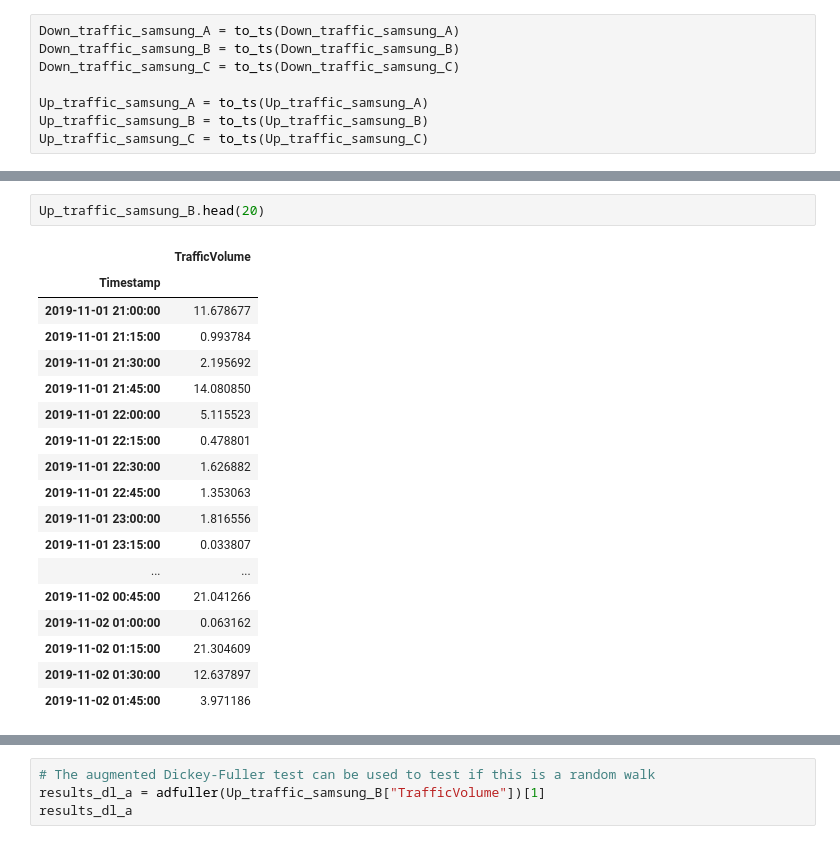
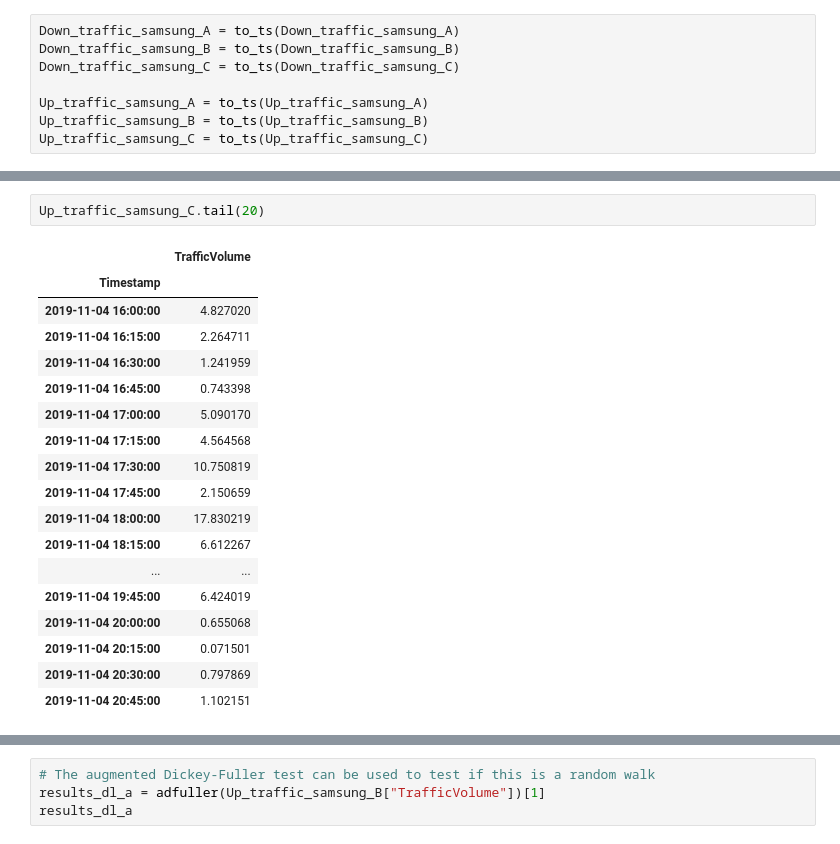
Before and after one commit to medhatfawzy/AI-Telecom, a Jupyter notebook: 4.Machine_Learning.ipynb, the cells around one changed output, grey strips where cells are left out. Drawn from its saved outputs; the diff is of its cells as text.

```diff
--- a/4.Machine_Learning.ipynb
+++ b/4.Machine_Learning.ipynb
@@ -380,23 +352,23 @@ Up_traffic_samsung_C["TrafficVolume"] = Up_traffic_samsung_C["TrafficVolume"].in
-# %%
-Up_traffic_samsung_B.head(20)
-# %% [output]
-|  | TrafficVolume |
-| Timestamp |  |
-| 2019-11-01 21:00:00 | 11.678677 |
-| 2019-11-01 21:15:00 | 0.993784 |
-| 2019-11-01 21:30:00 | 2.195692 |
-| 2019-11-01 21:45:00 | 14.080850 |
-| 2019-11-01 22:00:00 | 5.115523 |
-| 2019-11-01 22:15:00 | 0.478801 |
-| 2019-11-01 22:30:00 | 1.626882 |
-| 2019-11-01 22:45:00 | 1.353063 |
-| 2019-11-01 23:00:00 | 1.816556 |
-| 2019-11-01 23:15:00 | 0.033807 |
-| ... | ... |
-| 2019-11-02 00:45:00 | 21.041266 |
-| 2019-11-02 01:00:00 | 0.063162 |
-| 2019-11-02 01:15:00 | 21.304609 |
-| 2019-11-02 01:30:00 | 12.637897 |
-| 2019-11-02 01:45:00 | 3.971186 |
+# %%
+Up_traffic_samsung_C.tail(20)
+# %% [output]
+|  | TrafficVolume |
+| Timestamp |  |
+| 2019-11-04 16:00:00 | 4.827020 |
+| 2019-11-04 16:15:00 | 2.264711 |
+| 2019-11-04 16:30:00 | 1.241959 |
+| 2019-11-04 16:45:00 | 0.743398 |
+| 2019-11-04 17:00:00 | 5.090170 |
+| 2019-11-04 17:15:00 | 4.564568 |
+| 2019-11-04 17:30:00 | 10.750819 |
+| 2019-11-04 17:45:00 | 2.150659 |
+| 2019-11-04 18:00:00 | 17.830219 |
+| 2019-11-04 18:15:00 | 6.612267 |
+| ... | ... |
+| 2019-11-04 19:45:00 | 6.424019 |
+| 2019-11-04 20:00:00 | 0.655068 |
+| 2019-11-04 20:15:00 | 0.071501 |
+| 2019-11-04 20:30:00 | 0.797869 |
+| 2019-11-04 20:45:00 | 1.102151 |
 # %%
 fig, axs = plt.subplots(3, 2, figsize=(15,15))
```
Also changed, not shown: parts of 9 cells of this notebook, 1 other file.
